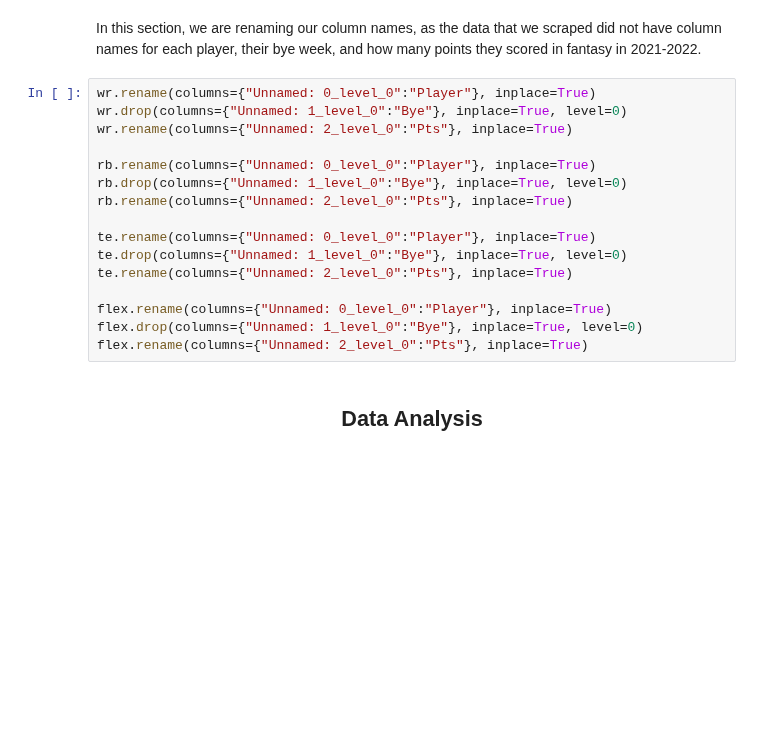
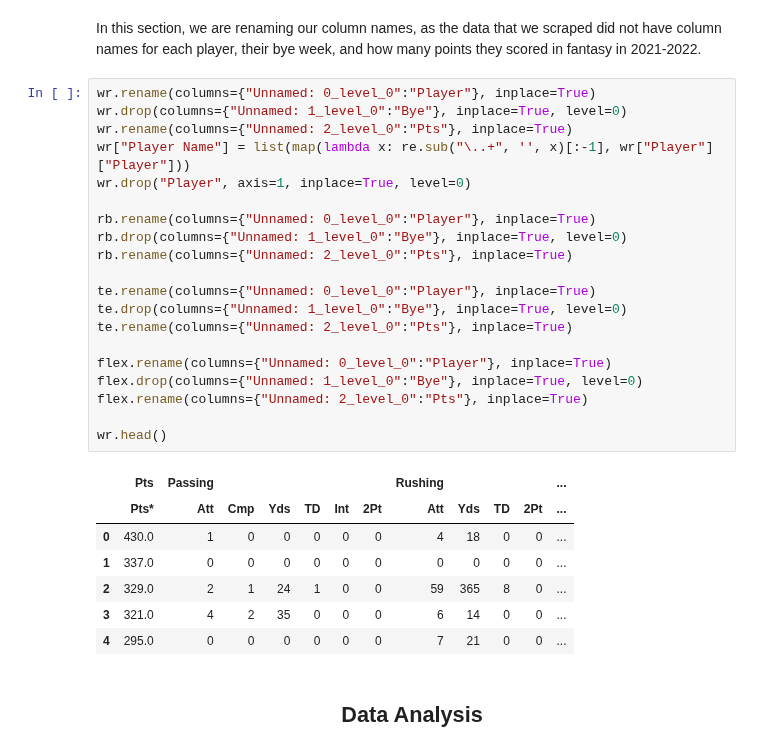
Before and after one commit to sseth18/cmsc320final, a Jupyter notebook: index.ipynb, the cells around one changed output. Cells and saved outputs as stored; diff of their text form; blank space fills up the shorter version.

```diff
--- a/index.ipynb
+++ b/index.ipynb
@@ -42,19 +43,31 @@ In this section, we are renaming our column names, as the data that we scraped d
 # %%
 wr.rename(columns={"Unnamed: 0_level_0":"Player"}, inplace=True)
 wr.drop(columns={"Unnamed: 1_level_0":"Bye"}, inplace=True, level=0)
 wr.rename(columns={"Unnamed: 2_level_0":"Pts"}, inplace=True)
+wr["Player Name"] = list(map(lambda x: re.sub("\..+", '', x)[:-1], wr["Player"]["Player"]))
+wr.drop("Player", axis=1, inplace=True, level=0)
 
 rb.rename(columns={"Unnamed: 0_level_0":"Player"}, inplace=True)
 rb.drop(columns={"Unnamed: 1_level_0":"Bye"}, inplace=True, level=0)
 rb.rename(columns={"Unnamed: 2_level_0":"Pts"}, inplace=True)
 
 te.rename(columns={"Unnamed: 0_level_0":"Player"}, inplace=True)
 te.drop(columns={"Unnamed: 1_level_0":"Bye"}, inplace=True, level=0)
 te.rename(columns={"Unnamed: 2_level_0":"Pts"}, inplace=True)
 
 flex.rename(columns={"Unnamed: 0_level_0":"Player"}, inplace=True)
 flex.drop(columns={"Unnamed: 1_level_0":"Bye"}, inplace=True, level=0)
 flex.rename(columns={"Unnamed: 2_level_0":"Pts"}, inplace=True)
+
+wr.head()
+# %% [output]
+|  | Pts | Passing |  |  |  |  |  | Rushing |  |  |  | ... |
+|  | Pts* | Att | Cmp | Yds | TD | Int | 2Pt | Att | Yds | TD | 2Pt | ... |
+| 0 | 430.0 | 1 | 0 | 0 | 0 | 0 | 0 | 4 | 18 | 0 | 0 | ... |
+| 1 | 337.0 | 0 | 0 | 0 | 0 | 0 | 0 | 0 | 0 | 0 | 0 | ... |
+| 2 | 329.0 | 2 | 1 | 24 | 1 | 0 | 0 | 59 | 365 | 8 | 0 | ... |
+| 3 | 321.0 | 4 | 2 | 35 | 0 | 0 | 0 | 6 | 14 | 0 | 0 | ... |
+| 4 | 295.0 | 0 | 0 | 0 | 0 | 0 | 0 | 7 | 21 | 0 | 0 | ... |
 # %% [markdown]
 ## <center> Data Analysis <center>
 # %% [markdown]
```
Also changed, not shown: parts of 5 cells of this notebook, 1 other file.
